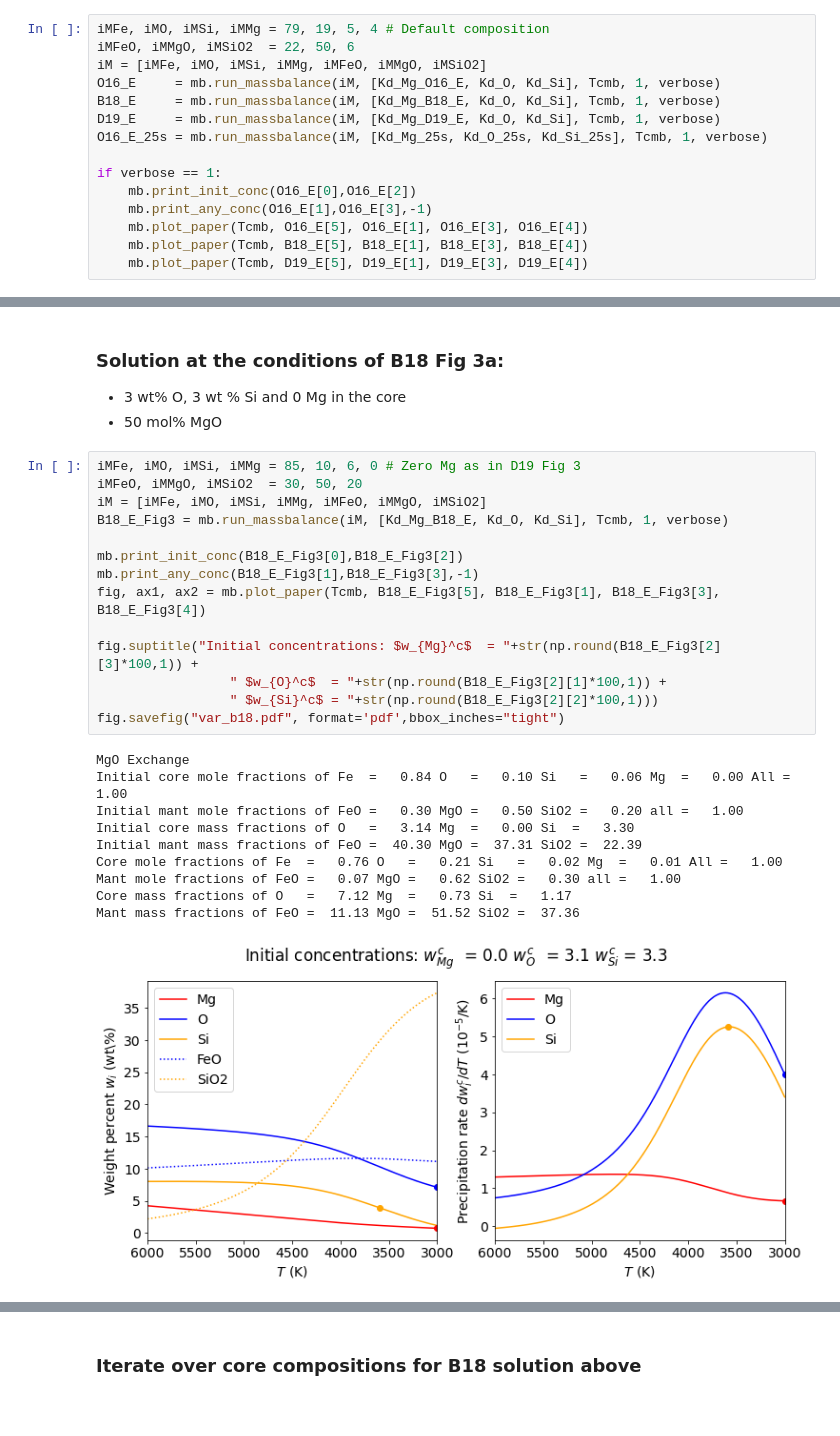
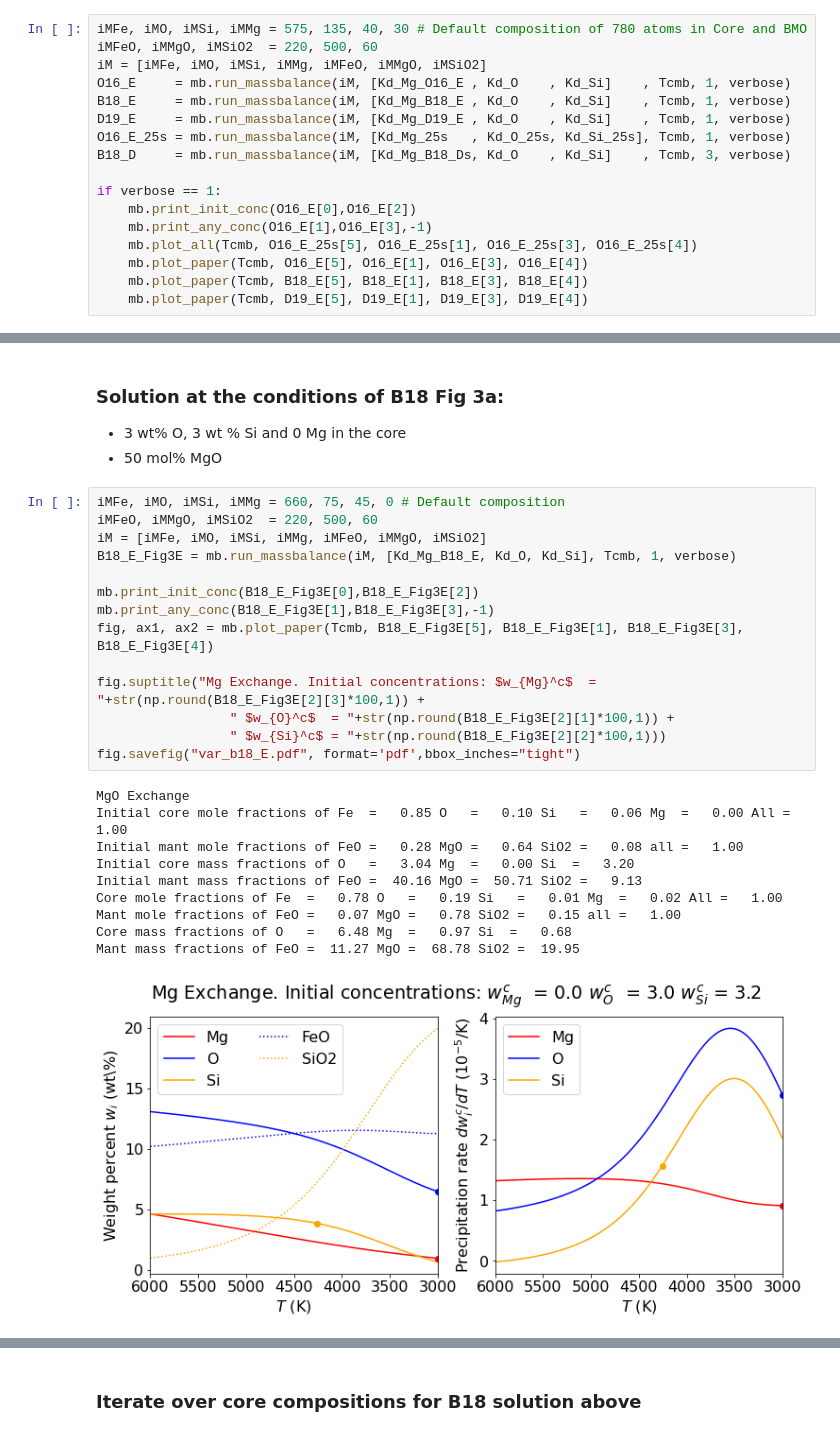
Before and after one commit to scs1cd/precipitation, a Jupyter notebook: paper_precip_varcomp.ipynb, the cells around one changed output, grey strips where cells are left out. Cells and saved outputs as stored; diff of their text form.

```diff
--- a/paper_precip_varcomp.ipynb
+++ b/paper_precip_varcomp.ipynb
@@ -79,17 +80,19 @@ fig.savefig("var_Kd.pdf", format='pdf',bbox_inches="tight")
 # %% [markdown]
 ### Compare O16, B18 and D19 solutions
 # %%
-iMFe, iMO, iMSi, iMMg = 79, 19, 5, 4 # Default composition
-iMFeO, iMMgO, iMSiO2  = 22, 50, 6
+iMFe, iMO, iMSi, iMMg = 575, 135, 40, 30 # Default composition of 780 atoms in Core and BMO
+iMFeO, iMMgO, iMSiO2  = 220, 500, 60
 iM = [iMFe, iMO, iMSi, iMMg, iMFeO, iMMgO, iMSiO2]
-O16_E     = mb.run_massbalance(iM, [Kd_Mg_O16_E, Kd_O, Kd_Si], Tcmb, 1, verbose)
-B18_E     = mb.run_massbalance(iM, [Kd_Mg_B18_E, Kd_O, Kd_Si], Tcmb, 1, verbose)
-D19_E     = mb.run_massbalance(iM, [Kd_Mg_D19_E, Kd_O, Kd_Si], Tcmb, 1, verbose)
-O16_E_25s = mb.run_massbalance(iM, [Kd_Mg_25s, Kd_O_25s, Kd_Si_25s], Tcmb, 1, verbose)
+O16_E     = mb.run_massbalance(iM, [Kd_Mg_O16_E , Kd_O    , Kd_Si]    , Tcmb, 1, verbose)
+B18_E     = mb.run_massbalance(iM, [Kd_Mg_B18_E , Kd_O    , Kd_Si]    , Tcmb, 1, verbose)
+D19_E     = mb.run_massbalance(iM, [Kd_Mg_D19_E , Kd_O    , Kd_Si]    , Tcmb, 1, verbose)
+O16_E_25s = mb.run_massbalance(iM, [Kd_Mg_25s   , Kd_O_25s, Kd_Si_25s], Tcmb, 1, verbose)
+B18_D     = mb.run_massbalance(iM, [Kd_Mg_B18_Ds, Kd_O    , Kd_Si]    , Tcmb, 3, verbose)
 
 if verbose == 1:
     mb.print_init_conc(O16_E[0],O16_E[2])
     mb.print_any_conc(O16_E[1],O16_E[3],-1)
+    mb.plot_all(Tcmb, O16_E_25s[5], O16_E_25s[1], O16_E_25s[3], O16_E_25s[4])
     mb.plot_paper(Tcmb, O16_E[5], O16_E[1], O16_E[3], O16_E[4])
     mb.plot_paper(Tcmb, B18_E[5], B18_E[1], B18_E[3], B18_E[4])
     mb.plot_paper(Tcmb, D19_E[5], D19_E[1], D19_E[3], D19_E[4])
@@ -141,27 +141,27 @@ fig.savefig("var_compMg.pdf", format='pdf',bbox_inches="tight")
 - 3 wt% O, 3 wt % Si and 0 Mg in the core
 - 50 mol% MgO
 # %%
-iMFe, iMO, iMSi, iMMg = 85, 10, 6, 0 # Zero Mg as in D19 Fig 3
-iMFeO, iMMgO, iMSiO2  = 30, 50, 20
+iMFe, iMO, iMSi, iMMg = 660, 75, 45, 0 # Default composition
+iMFeO, iMMgO, iMSiO2  = 220, 500, 60
 iM = [iMFe, iMO, iMSi, iMMg, iMFeO, iMMgO, iMSiO2]
-B18_E_Fig3 = mb.run_massbalance(iM, [Kd_Mg_B18_E, Kd_O, Kd_Si], Tcmb, 1, verbose)
+B18_E_Fig3E = mb.run_massbalance(iM, [Kd_Mg_B18_E, Kd_O, Kd_Si], Tcmb, 1, verbose)
 
-mb.print_init_conc(B18_E_Fig3[0],B18_E_Fig3[2])
-mb.print_any_conc(B18_E_Fig3[1],B18_E_Fig3[3],-1)
-fig, ax1, ax2 = mb.plot_paper(Tcmb, B18_E_Fig3[5], B18_E_Fig3[1], B18_E_Fig3[3], B18_E_Fig3[4])
+mb.print_init_conc(B18_E_Fig3E[0],B18_E_Fig3E[2])
+mb.print_any_conc(B18_E_Fig3E[1],B18_E_Fig3E[3],-1)
+fig, ax1, ax2 = mb.plot_paper(Tcmb, B18_E_Fig3E[5], B18_E_Fig3E[1], B18_E_Fig3E[3], B18_E_Fig3E[4])
 
-fig.suptitle("Initial concentrations: $w_{Mg}^c$  = "+str(np.round(B18_E_Fig3[2][3]*100,1)) +
-                 " $w_{O}^c$  = "+str(np.round(B18_E_Fig3[2][1]*100,1)) +
-                 " $w_{Si}^c$ = "+str(np.round(B18_E_Fig3[2][2]*100,1)))
-fig.savefig("var_b18.pdf", format='pdf',bbox_inches="tight")
+fig.suptitle("Mg Exchange. Initial concentrations: $w_{Mg}^c$  = "+str(np.round(B18_E_Fig3E[2][3]*100,1)) +
+                 " $w_{O}^c$  = "+str(np.round(B18_E_Fig3E[2][1]*100,1)) +
+                 " $w_{Si}^c$ = "+str(np.round(B18_E_Fig3E[2][2]*100,1)))
+fig.savefig("var_b18_E.pdf", format='pdf',bbox_inches="tight")
 # %% [output]
 MgO Exchange
-Initial core mole fractions of Fe  =   0.84 O   =   0.10 Si   =   0.06 Mg  =   0.00 All =   1.00
-Initial mant mole fractions of FeO =   0.30 MgO =   0.50 SiO2 =   0.20 all =   1.00
-Initial core mass fractions of O   =   3.14 Mg  =   0.00 Si  =   3.30
-Initial mant mass fractions of FeO =  40.30 MgO =  37.31 SiO2 =  22.39
-Core mole fractions of Fe  =   0.76 O   =   0.21 Si   =   0.02 Mg  =   0.01 All =   1.00
-Mant mole fractions of FeO =   0.07 MgO =   0.62 SiO2 =   0.30 all =   1.00
-Core mass fractions of O   =   7.12 Mg  =   0.73 Si  =   1.17
-Mant mass fractions of FeO =  11.13 MgO =  51.52 SiO2 =  37.36
+Initial core mole fractions of Fe  =   0.85 O   =   0.10 Si   =   0.06 Mg  =   0.00 All =   1.00
+Initial mant mole fractions of FeO =   0.28 MgO =   0.64 SiO2 =   0.08 all =   1.00
+Initial core mass fractions of O   =   3.04 Mg  =   0.00 Si  =   3.20
+Initial mant mass fractions of FeO =  40.16 MgO =  50.71 SiO2 =   9.13
+Core mole fractions of Fe  =   0.78 O   =   0.19 Si   =   0.01 Mg  =   0.02 All =   1.00
+Mant mole fractions of FeO =   0.07 MgO =   0.78 SiO2 =   0.15 all =   1.00
+Core mass fractions of O   =   6.48 Mg  =   0.97 Si  =   0.68
+Mant mass fractions of FeO =  11.27 MgO =  68.78 SiO2 =  19.95
-[figure, old version]
+[figure, new version]
```
Also changed, not shown: parts of 16 cells of this notebook, 15 other files.
